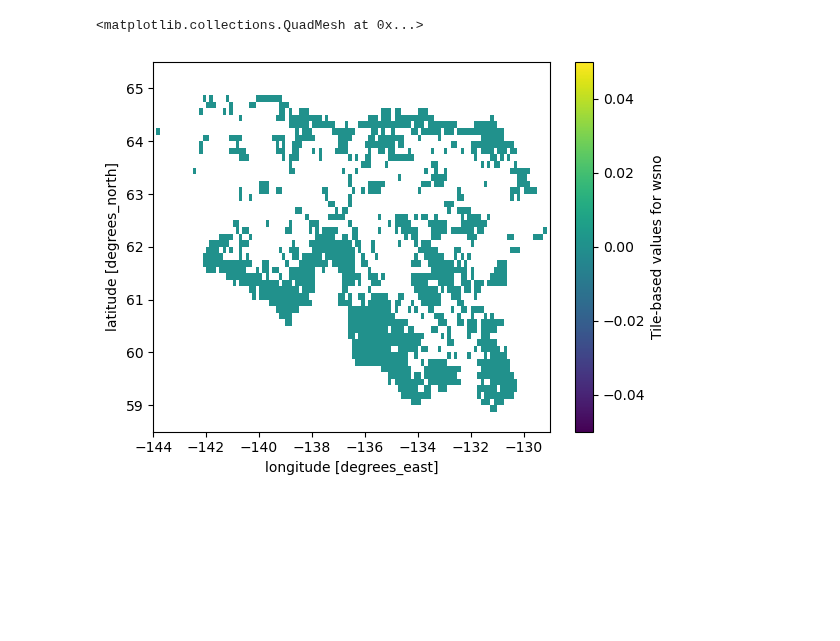
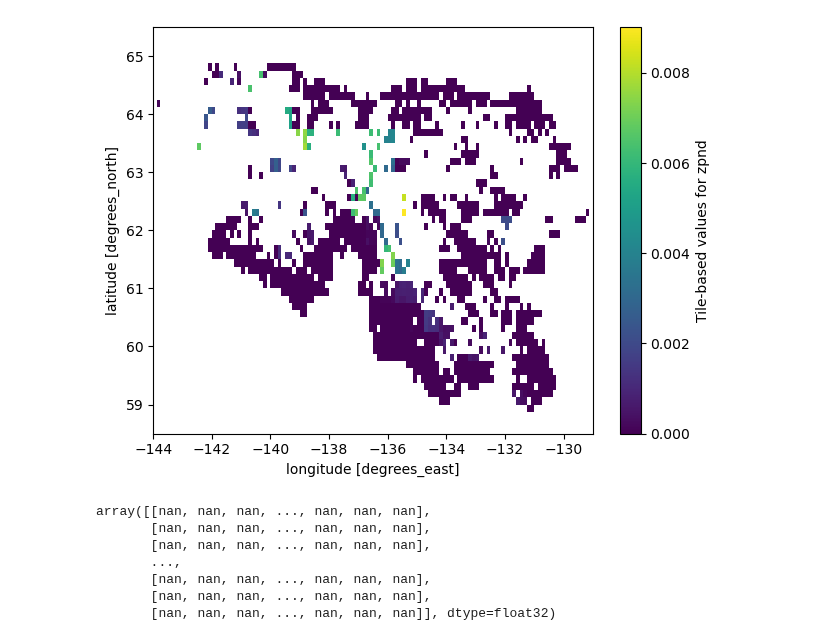
Before and after one commit to YukonWRB/YGwater, a Jupyter notebook: dev/mesh/vis.ipynb, the cells around one changed output. Drawn from its saved outputs; the diff is of its cells as text; code cells hidden in the pictures; blank space fills up the shorter version.

```diff
--- a/dev/mesh/vis.ipynb
+++ b/dev/mesh/vis.ipynb
@@ -42,5 +12,0 @@ Data variables: (12/24)
-# %%
-dataset['grid_qi'] = dataset['grid_qi'] * 4
-dataset['grid_qo'] = dataset['grid_qo'] * 4
-
-dataset.to_netcdf('.data/MESH_modified_values.nc')
@@ -47,7 +64,26 @@ dataset.to_netcdf('.data/MESH_modified_values.nc')
+# %%
+import numpy as np
+
+
+import numpy as np
+
+fig, ax = plt.subplots()
+dataset['tile_zpnd'][2, :, :].plot(ax=ax)
+
+# Plot the second slice
+dataset['tile_zpnd'][1, :, :].plot(ax=ax, cmap="Blues", add_colorbar=False)
+
+plt.tight_layout()
+plt.show()
+# %% [output]
+[figure, added]
 # %%
-import numpy as np
-
-dataset['tile_wsno'][2,:,:].plot()
+dataset['tile_zpnd'][1, :, :].values
 # %% [output]
-<matplotlib.collections.QuadMesh at 0x...>
+array([[nan, nan, nan, ..., nan, nan, nan],
+       [nan, nan, nan, ..., nan, nan, nan],
+       [nan, nan, nan, ..., nan, nan, nan],
+       ...,
+       [nan, nan, nan, ..., nan, nan, nan],
+       [nan, nan, nan, ..., nan, nan, nan],
+       [nan, nan, nan, ..., nan, nan, nan]], dtype=float32)
-[figure, removed]
```
Also changed, not shown: parts of 3 cells of this notebook.
